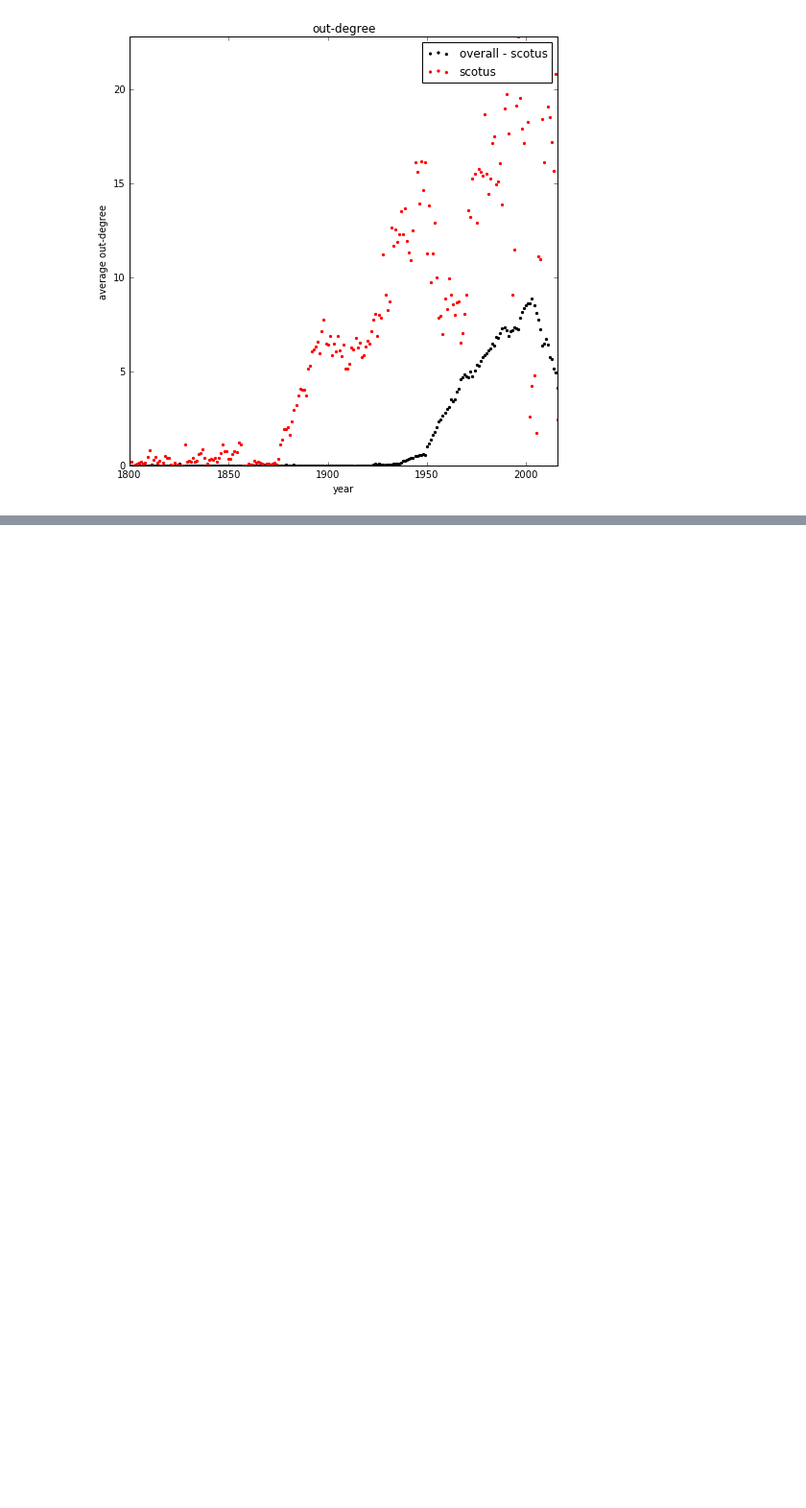
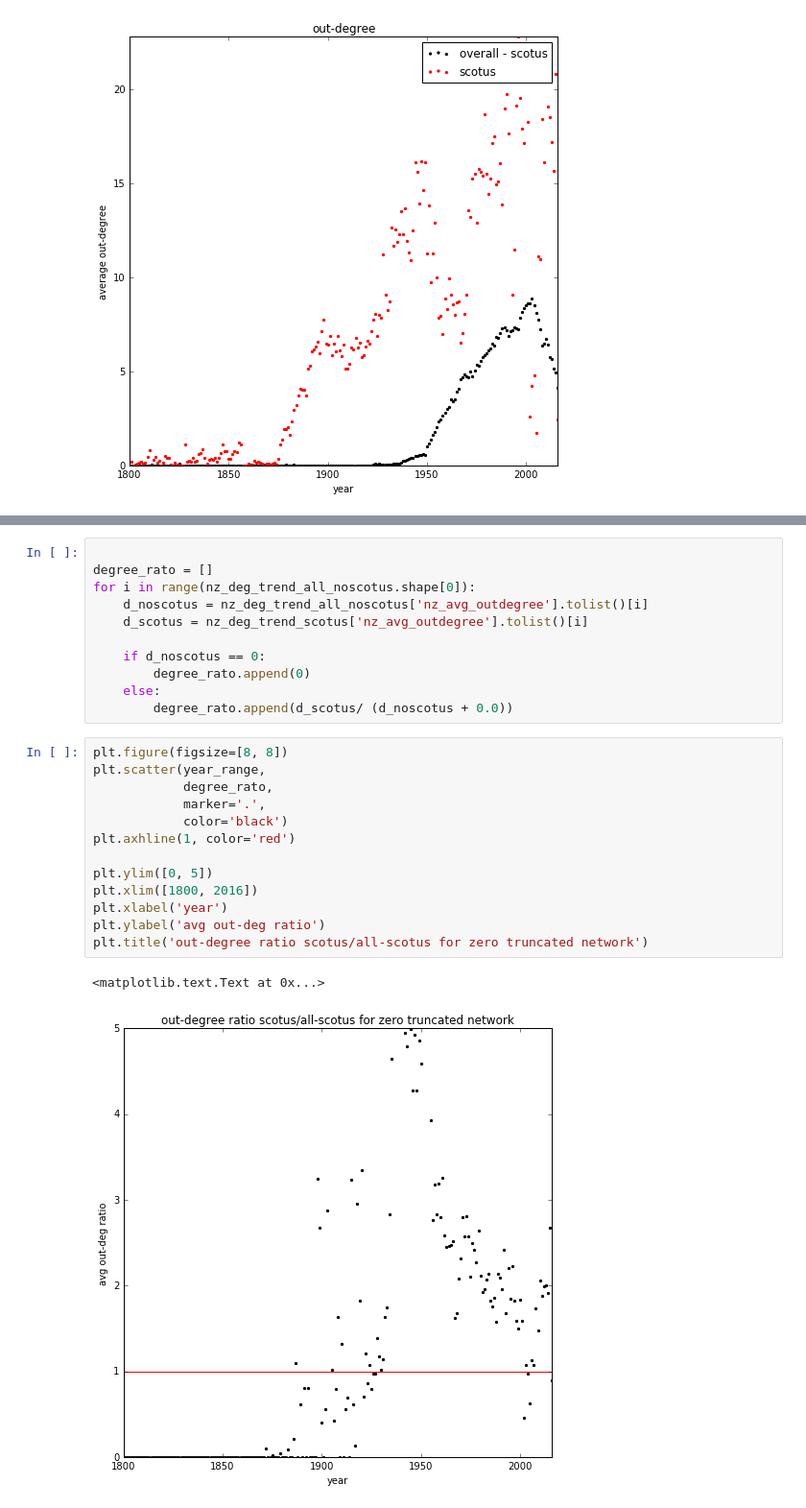
Before and after one commit to idc9/law-net, a Jupyter notebook: explore/James/load-igraph.ipynb, the cells around one changed output, grey strips where cells are left out. Shown at 96% size. Drawn from its saved outputs; the diff is of its cells as text; blank space fills up the shorter version.

```diff
--- a/explore/James/load-igraph.ipynb
+++ b/explore/James/load-igraph.ipynb
@@ -422,0 +526,27 @@ CompareDegreePlots(g_minus_scotus,g_scotus,overall_net='overall - scotus',sub_ne
+# %%
+
+degree_rato = []
+for i in range(nz_deg_trend_all_noscotus.shape[0]):
+    d_noscotus = nz_deg_trend_all_noscotus['nz_avg_outdegree'].tolist()[i]
+    d_scotus = nz_deg_trend_scotus['nz_avg_outdegree'].tolist()[i]
+
+    if d_noscotus == 0:
+        degree_rato.append(0)
+    else:
+        degree_rato.append(d_scotus/ (d_noscotus + 0.0))
+# %%
+plt.figure(figsize=[8, 8])
+plt.scatter(year_range,
+            degree_rato,
+            marker='.',
+            color='black')
+plt.axhline(1, color='red')
+
+plt.ylim([0, 5])
+plt.xlim([1800, 2016])
+plt.xlabel('year')
+plt.ylabel('avg out-deg ratio')
+plt.title('out-degree ratio scotus/all-scotus for zero truncated network')
+# %% [output]
+<matplotlib.text.Text at 0x...>
+[figure, added]
```
Also changed, not shown: parts of 7 cells of this notebook, 6 other files.
